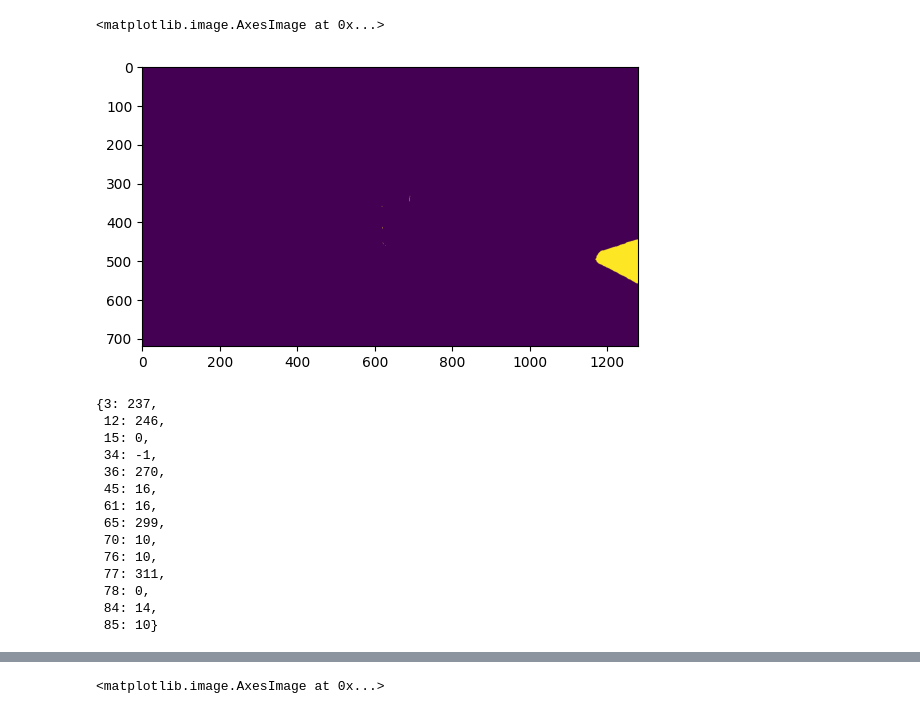
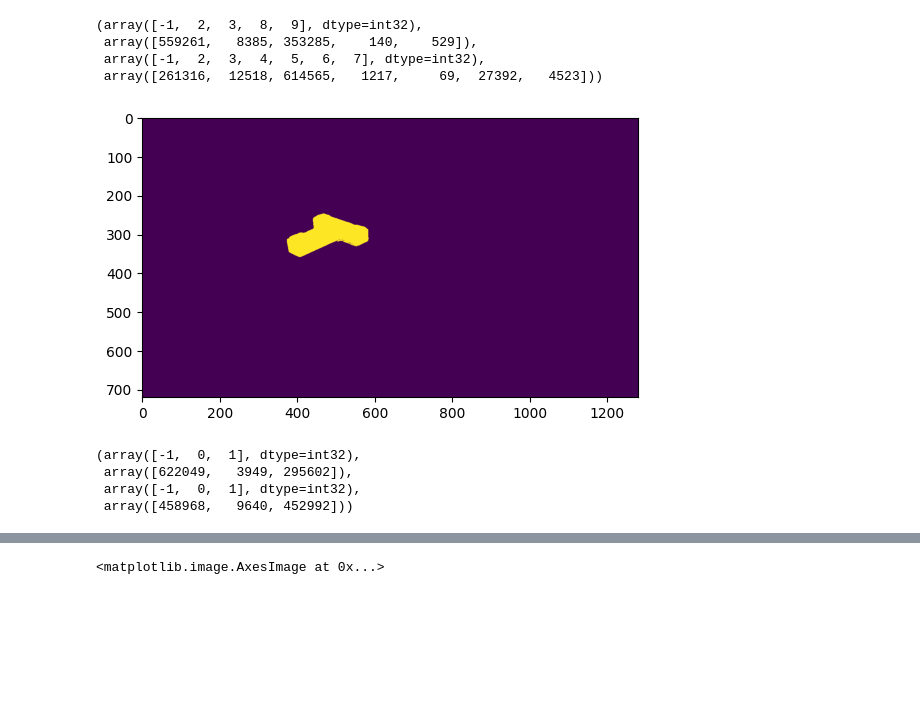
Before and after one commit to DaveLearn/SegmentAnything3D, a Jupyter notebook: scratch.ipynb, the cells around one changed output, grey strips where cells are left out. Saved outputs shown, nothing was run; the diff lists cells and outputs as text; code cells hidden in the pictures; blank space fills up the shorter version.

Commit message:
fix group mapping!

```diff
--- a/scratch.ipynb
+++ b/scratch.ipynb
@@ -23,7 +24,8 @@ plt.show()
 # %%
 intermediate_outputs_path = Path("/home/david/projects/deg/dependencies/SegmentAnything3D/outputs/notebook")
 # %%
-scene_path = Path("/home/david/projects/deg/results/sam3d-mask-static/deg-ds/alarm-clock/run_1/scene.pkl")
+scene_path = Path("/home/david/projects/deg/results/sam3d-mask-static/embodied_gaussians_real/single1_aruco/run_1/scene.pkl")
 from segmenter import SceneSetup
 import pickle
 scene = pickle.load(open(scene_path, "rb"))
+obs = pickle.load(open(scene_path.parent / "observations.pkl", "rb"))
@@ -39,7 +35,3 @@ Error:
 # %%
-from segmenter import seg_pcd
-obs = scene_path.parent / "observations.pkl"
-obs = pickle.load(open(obs, "rb"))
-
 seg_dict, instance_groups, group_mapping = seg_pcd(obs, mask_generator, voxelize, None, intermediate_outputs_path, workspace_voxels)
 # %% [output]
@@ -70,23 +55,31 @@ seg_dict
-# %%
-plt.imshow(instance_groups['back'] == 16)
-#np.unique(instance_groups['back'][:, 1270])
-# %% [output]
-<matplotlib.image.AxesImage at 0x...>
-[figure, removed]
-# %%
-group_mapping.color_to_group_mapping['back']
-# %% [output]
-{3: 237,
- 12: 246,
- 15: 0,
- 34: -1,
- 36: 270,
- 45: 16,
- 61: 16,
- 65: 299,
- 70: 10,
- 76: 10,
- 77: 311,
- 78: 0,
- 84: 14,
- 85: 10}
+# %%
+# investigate the grouping.
+# first question is why did tripod left and back not have their table instance merged as part of round 2.
+import pickle
+round1_group_2 = pickle.load(open(Path("outputs") / "notebook" / "round_1" / "group_2" / "group_instances.pkl", "rb"))
+round1_group_1 = pickle.load(open(Path("outputs") / "notebook" / "round_1" / "group_1" / "group_instances.pkl", "rb"))
+# %%
+import numpy as np
+back_ids, back_counts = np.unique(round1_group_1['back'], return_counts=True)
+side_ids, side_counts = np.unique(round1_group_1['side'], return_counts=True)
+back_ids, back_counts, side_ids, side_counts
+# 2 is T. 3 is table.
+# %% [output]
+(array([-1,  2,  3,  8,  9], dtype=int32),
+ array([559261,   8385, 353285,    140,    529]),
+ array([-1,  2,  3,  4,  5,  6,  7], dtype=int32),
+ array([261316,  12518, 614565,   1217,     69,  27392,   4523]))
+# %%
+plt.imshow(round1_group_1['side'] == 2)
+plt.show()
+# %% [output]
+[figure, added]
+# %%
+top_ids, top_counts = np.unique(round1_group_2['topleft'], return_counts=True)
+tripod_ids, tripod_counts = np.unique(round1_group_2['tripodback'], return_counts=True)
+top_ids, top_counts, tripod_ids, tripod_counts
+# %% [output]
+(array([-1,  0,  1], dtype=int32),
+ array([622049,   3949, 295602]),
+ array([-1,  0,  1], dtype=int32),
+ array([458968,   9640, 452992]))
```
Also changed, not shown: parts of 13 cells of this notebook, 2 other files.
